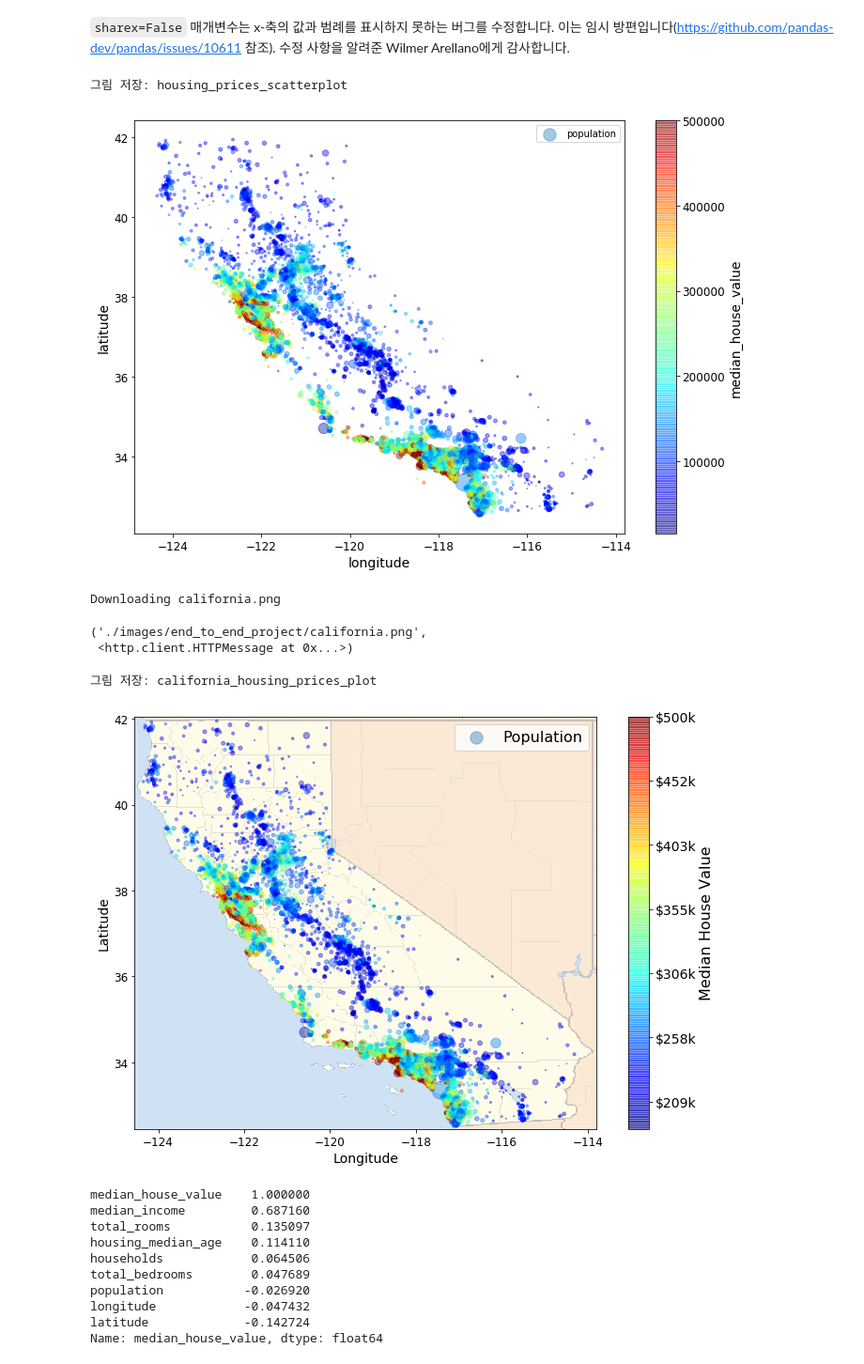
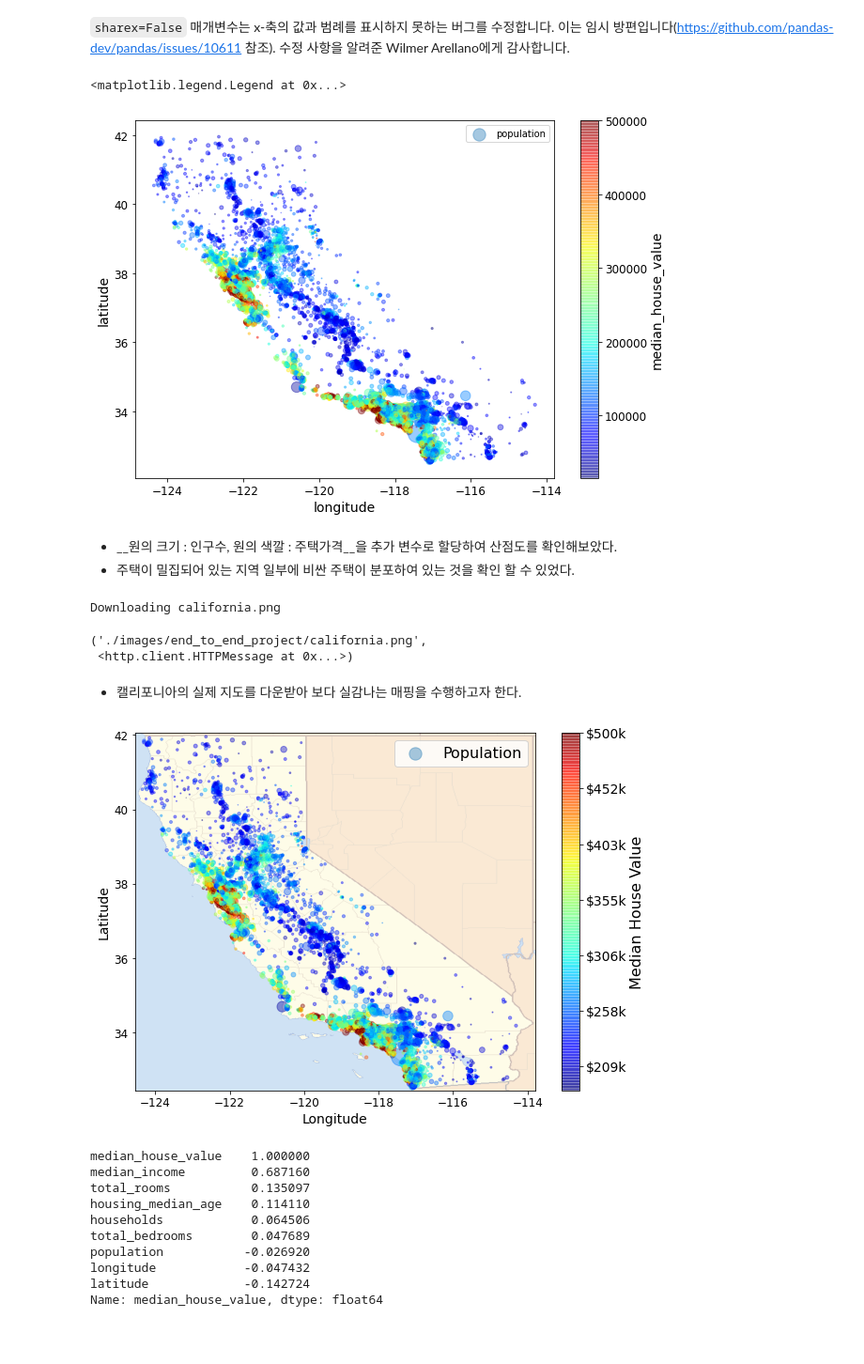
Before and after one commit to OH1107/self_study, a Jupyter notebook: Machine_Learning/code/02_end_to_end_machine_learning_project.ipynb, the cells around one changed output. Shown at 94% size. Cells and saved outputs as stored; diff of their text form; code cells hidden in the pictures; blank space fills up the shorter version.

```diff
--- a/Machine_Learning/code/02_end_to_end_machine_learning_project.ipynb
+++ b/Machine_Learning/code/02_end_to_end_machine_learning_project.ipynb
@@ -355,10 +360,12 @@ housing.plot(kind="scatter", x="longitude", y="latitude", alpha=0.4,
     c="median_house_value", cmap=plt.get_cmap("jet"), colorbar=True,
     sharex=False)
 plt.legend()
-save_fig("housing_prices_scatterplot")
 # %% [output]
-그림 저장: housing_prices_scatterplot
+<matplotlib.legend.Legend at 0x...>
-[figure, old version]
+[figure, new version]
+# %% [markdown]
+- __원의 크기 : 인구수, 원의 색깔 : 주택가격__을 추가 변수로 할당하여 산점도를 확인해보았다.
+- 주택이 밀집되어 있는 지역 일부에 비싼 주택이 분포하여 있는 것을 확인 할 수 있었다.
 # %%
 # Download the California image
 images_path = os.path.join(PROJECT_ROOT_DIR, "images", "end_to_end_project")
@@ -372,31 +379,36 @@ urllib.request.urlretrieve(url, os.path.join(images_path, filename))
 Downloading california.png
 ('./images/end_to_end_project/california.png',
  <http.client.HTTPMessage at 0x...>)
+# %% [markdown]
+- 캘리포니아의 실제 지도를 다운받아 보다 실감나는 매핑을 수행하고자 한다.
 # %%
 import matplotlib.image as mpimg
+# 캘리포니아 지도 그림 호출
 california_img=mpimg.imread(os.path.join(images_path, filename))
+
+# 기존 산점도 출력
 ax = housing.plot(kind="scatter", x="longitude", y="latitude", figsize=(10,7),
                        s=housing['population']/100, label="Population",
                        c="median_house_value", cmap=plt.get_cmap("jet"),
                        colorbar=False, alpha=0.4,
                       )
+# 다운받은 캘리포니아 지도를 그래프 사이즈에 맞게 덧씌운다.
 plt.imshow(california_img, extent=[-124.55, -113.80, 32.45, 42.05], alpha=0.5,
            cmap=plt.get_cmap("jet"))
 plt.ylabel("Latitude", fontsize=14)
 plt.xlabel("Longitude", fontsize=14)
 
+# 우측의 컬러바 출력
 prices = housing["median_house_value"]
 tick_values = np.linspace(prices.min(), prices.max(), 11)
 cbar = plt.colorbar(ticks=tick_values/prices.max())
 cbar.ax.set_yticklabels(["$%dk"%(round(v/1000)) for v in tick_values], fontsize=14)
 cbar.set_label('Median House Value', fontsize=16)
 
 plt.legend(fontsize=16)
-save_fig("california_housing_prices_plot")
 plt.show()
 # %% [output]
-그림 저장: california_housing_prices_plot
-[figure, old version]
+[figure, new version]
 # %%
 corr_matrix = housing.corr()
 # %%
```
Also changed, not shown: parts of 8 cells of this notebook.
